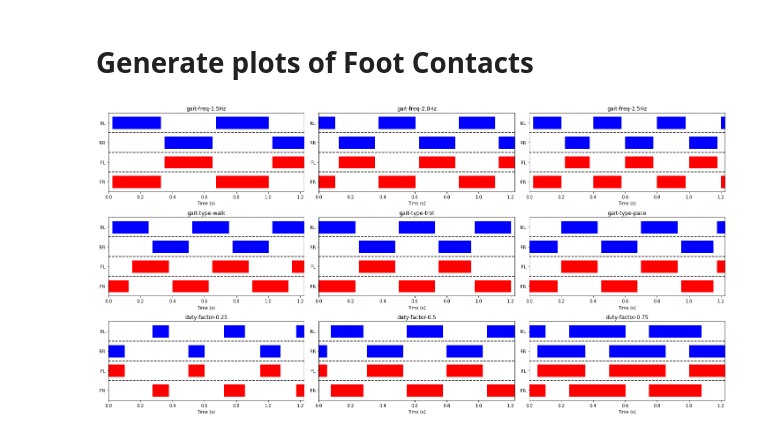
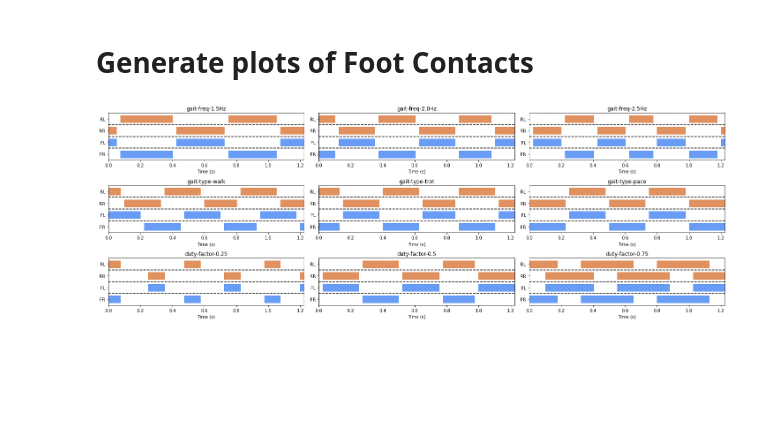
Before and after one commit to mcx-lab/rl-baselines3-zoo, a Jupyter notebook: notebooks/test_phase_cpg.ipynb, the cells around one changed output. Cells and saved outputs as stored; diff of their text form; code cells hidden in the pictures; blank space fills up the shorter version.

Commit message:
Improve CPG plot aesthetic

```diff
--- a/notebooks/test_phase_cpg.ipynb
+++ b/notebooks/test_phase_cpg.ipynb
@@ -275,34 +274,35 @@ time = _
 # %%
 import matplotlib.pyplot as plt
 
-light_gray = (0.3, 0.3, 0.3, 1)
-near_black = (0.9, 0.9, 0.9, 1)
+google_blue = (66 / 256, 133 / 256, 244 / 256, 1.0)
+google_orange = (219 / 256, 118 /256, 55 / 256, 1.0)
+foot_colors = (google_blue, google_blue, google_orange, google_orange)
 
 def plot_foot_contacts(ax, time, foot_contacts, title):
 
     for i in range(4):
         ax.set_yticks([0,1,2,3])
         ax.set_yticklabels(foot_names)
         ax.set_ylim(-0.5, 3.5)
         ax.set_xlim(0, time[-1])
         ax.set_xlabel("Time (s)")
         # Select timesteps where foot is on ground
         ground_idx = foot_contacts[:,i] == 1
         air_idx = foot_contacts[:,i] != 1
 
         ax.set_title(title)
         ax.axhline(y=i+0.5, color='black', linestyle='--')
-        ax.fill_between(time, i-0.3, i+0.3, where=ground_idx, color = foot_colors[i], alpha=1.0)
+        ax.fill_between(time, i-0.3, i+0.3, where=ground_idx, color = foot_colors[i], alpha=0.8)
         # ax.fill_between(time, i-0.3, i+0.3, where=air_idx, color = foot_colors[i], alpha=0.3)
 
-fig, ax = plt.subplots(3, 3, figsize=(20, 10))
+fig, ax = plt.subplots(3, 3, figsize=(20, 7))
 for i, (name, fc) in enumerate(vary_freq_foot_contacts):
     plot_foot_contacts(ax[0,i], time, fc, title = name)
 for i, (name, fc) in enumerate(vary_gait_foot_contacts):
     plot_foot_contacts(ax[1,i], time, fc, title = name)
 for i, (name, fc) in enumerate(vary_duty_foot_contacts):
     plot_foot_contacts(ax[2,i], time, fc, title = name)
 fig.tight_layout()
 fig.show()
 # %% [output]
-[figure, old version]
+[figure, new version]
```
Also changed, not shown: parts of 1 cell of this notebook.
